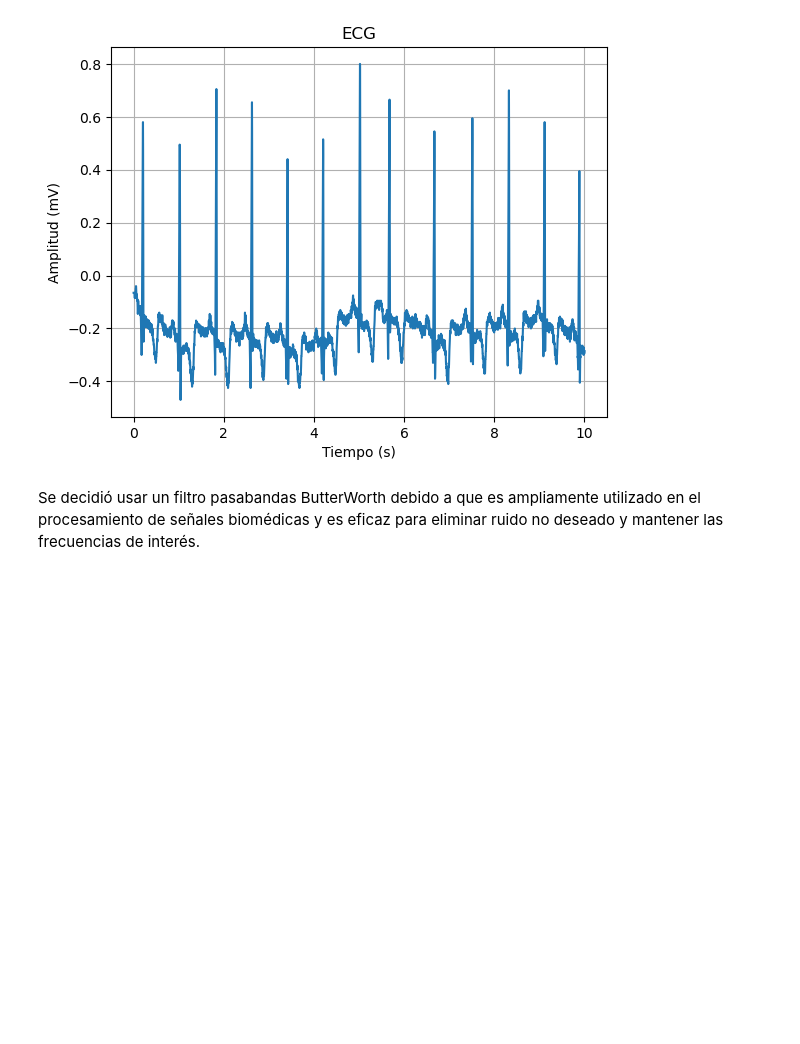
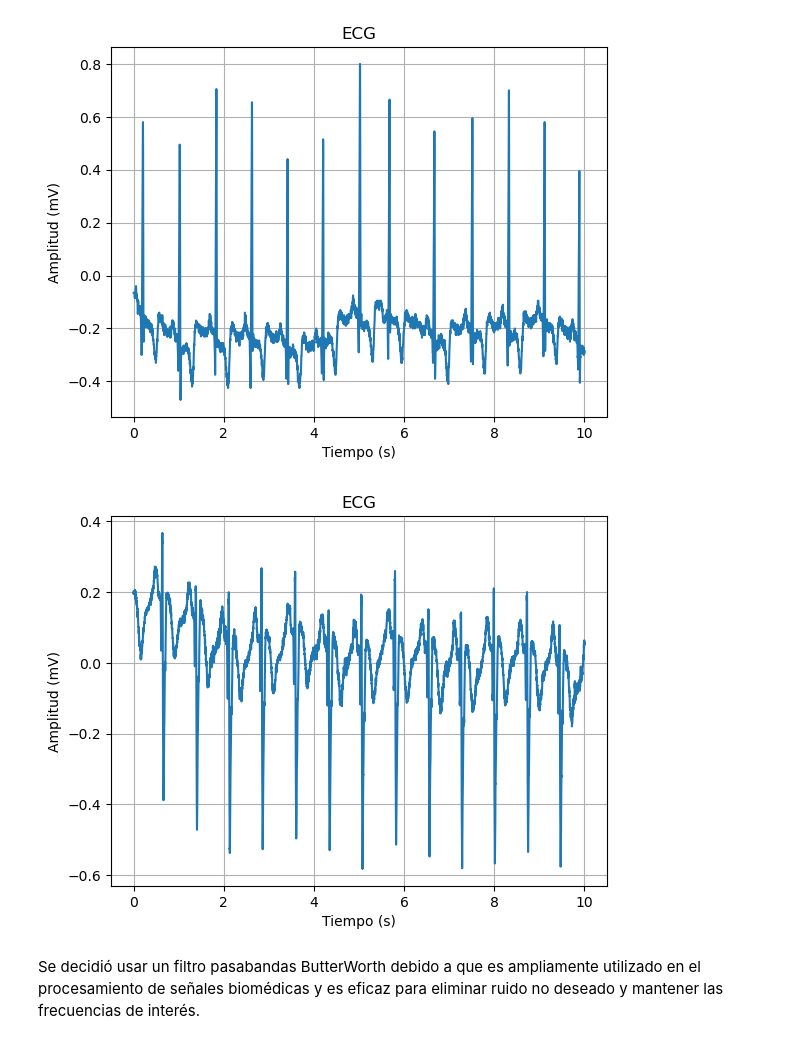
Before and after one commit to Aleestrella/ECG-analisis, a Jupyter notebook: Análisis de ECG mediante FFT.ipynb, the cells around one changed output. Cells and saved outputs as stored; diff of their text form; code cells hidden in the pictures; blank space fills up the shorter version.

```diff
--- a/Análisis de ECG mediante FFT.ipynb
+++ b/Análisis de ECG mediante FFT.ipynb
@@ -177,6 +177,16 @@ def ecg_graf(archivo, gain, base, frequency):
 ecg_graf('100m.mat', gain_value, base_value, freq_value)
 # %% [output]
 [figure]
+# %%
+freq_value = float(freq_archivo('s0010_rem.info'))
+signal_value = signal_archivo('s0010_rem.info')
+gain_value = float(gain_archivo('s0010_rem.info'))
+base_value = float(base_archivo('s0010_rem.info'))
+unit_value = unit_archivo('s0010_rem.info')
+# %%
+ecg_graf('s0010_rem.mat', gain_value, base_value, freq_value)
+# %% [output]
+[figure, added]
 # %% [markdown]
 Se decidió usar un filtro pasabandas ButterWorth debido a que es ampliamente utilizado en el procesamiento de señales biomédicas y es eficaz para eliminar ruido no deseado y mantener las frecuencias de interés.
 # %%
```
Also changed, not shown: parts of 1 cell of this notebook.
